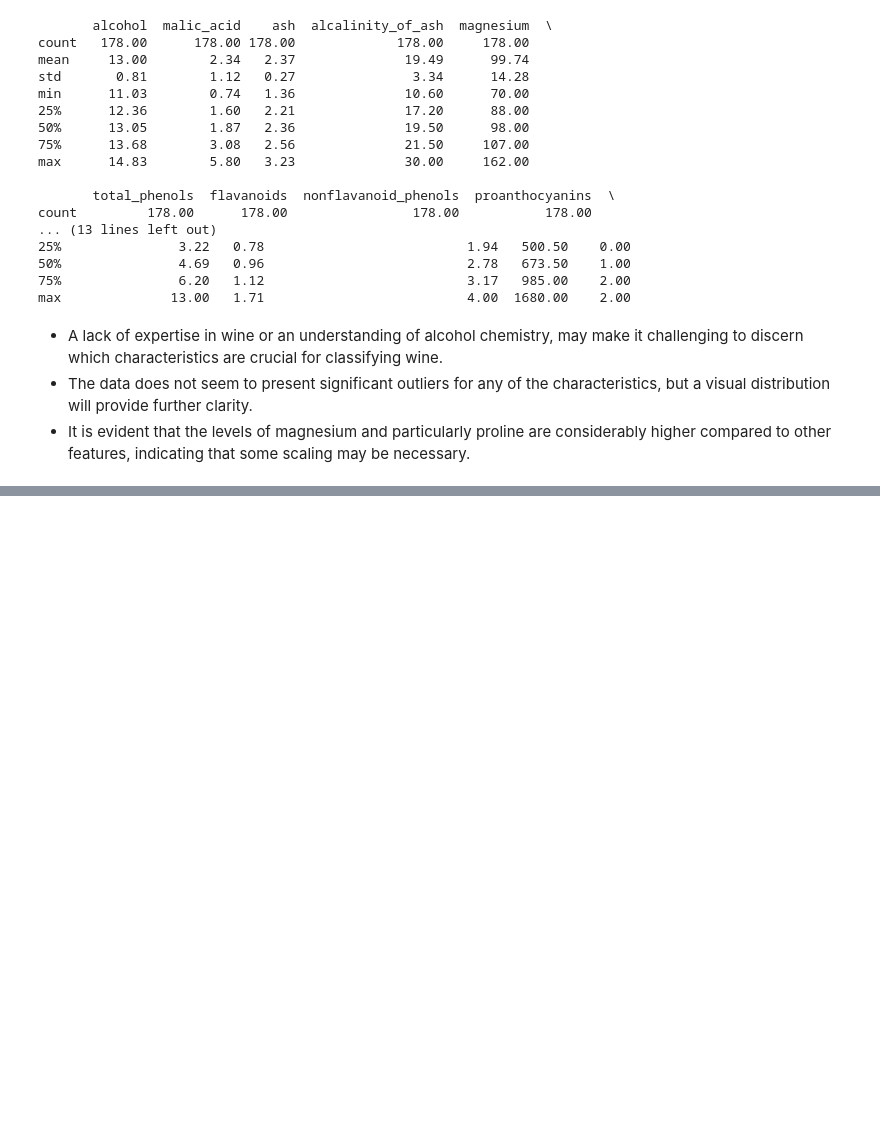
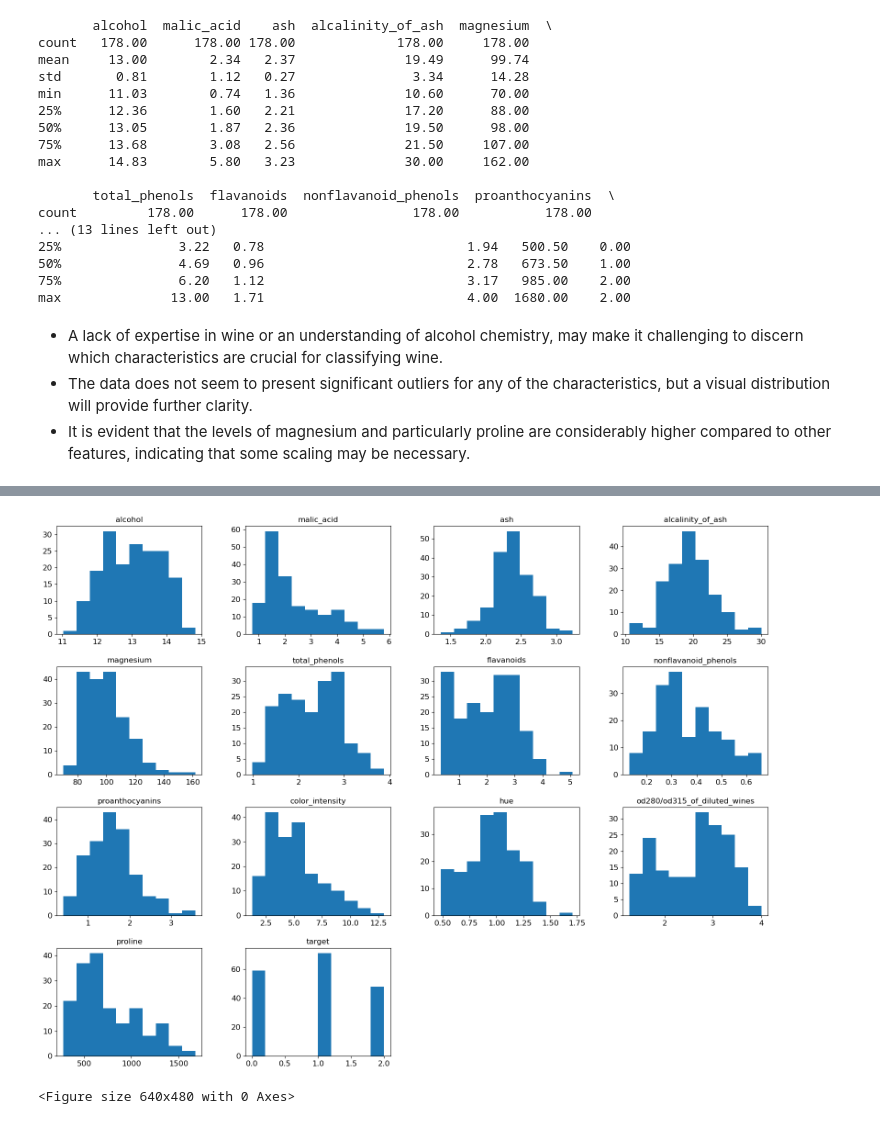
Before and after one commit to tyrantdavis/Multi-Class-Classification-Wine, a Jupyter notebook: wine-classification.ipynb, the cells around one changed output, grey strips where cells are left out. Cells and saved outputs as stored; diff of their text form; code cells hidden in the pictures; blank space fills up the shorter version.

```diff
--- a/wine-classification.ipynb
+++ b/wine-classification.ipynb
@@ -148,0 +151,14 @@ max              13.00   1.71                          4.00  1680.00    2.00
+# %%
+%matplotlib inline
+mpl.rc("axes", labelsize=14)
+mpl.rc("xtick", labelsize=12)
+mpl.rc("ytick", labelsize=12)
+
+df.hist(
+    figsize=(20, 15),
+    grid=False,
+)
+plt.figure();
+# %% [output]
+[figure, added]
+<Figure size 640x480 with 0 Axes>
```
Also changed, not shown: parts of 7 cells of this notebook.
